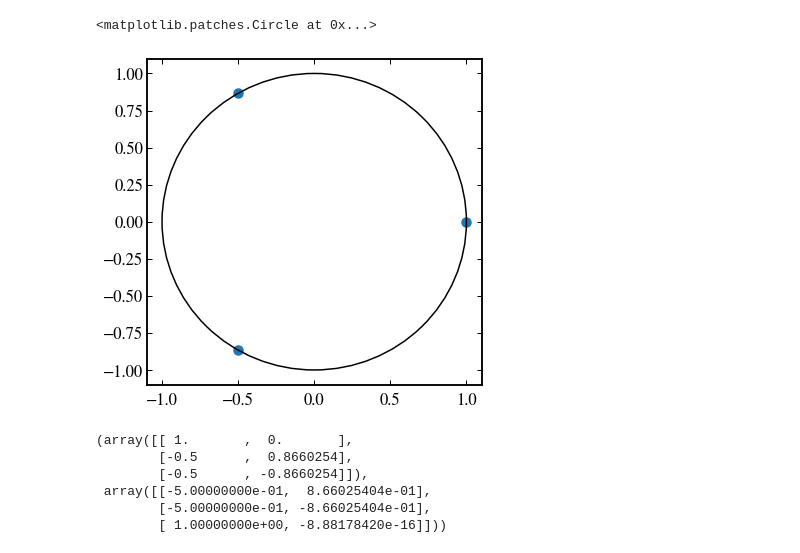
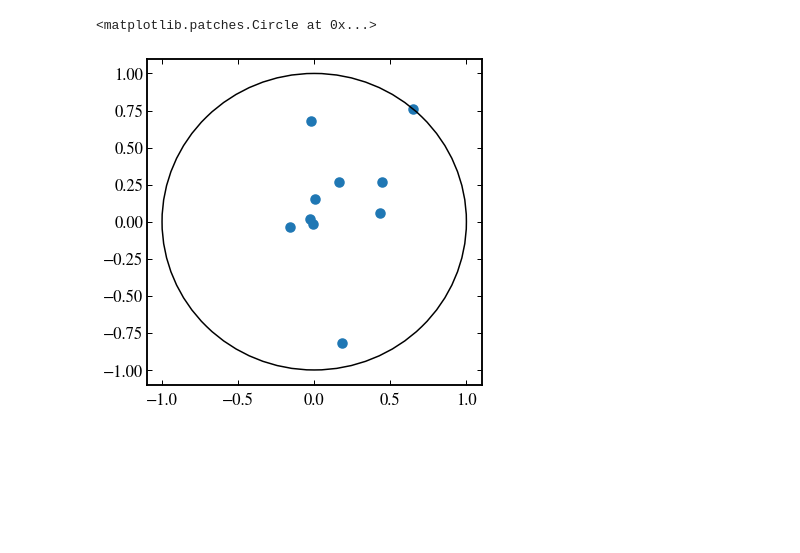
Before and after one commit to jasperw1999/SA-ChargeConfig, a Jupyter notebook: rotate_circle.ipynb, the cells around one changed output. Saved outputs shown, nothing was run; the diff lists cells and outputs as text; code cells hidden in the pictures; blank space fills up the shorter version.

```diff
--- a/rotate_circle.ipynb
+++ b/rotate_circle.ipynb
@@ -6,30 +6,19 @@ from scipy.spatial.distance import cdist
 from scipy.optimize import minimize
 # %%
 # generate particles
-n = 3
+n = 10
 r = np.random.rand(n)
 theta = np.random.rand(n) * 2 * np.pi
-r = np.array([1, 1, 1])
-theta = np.array([0, 2 / 3 * np.pi, 4 / 3 * np.pi])
 x = np.cos(theta) * r
 y = np.sin(theta) * r
 pos = np.stack((x, y), axis=1)
 
 # plot them on a circle
 pos = np.stack((x, y), axis=1)
 plt.figure(figsize=(6, 6))
 plt.scatter(pos[:, 0], pos[:, 1])
 circle = plt.Circle((0, 0), 1, fill=False)
 plt.gca().add_patch(circle)
 # %% [output]
 <matplotlib.patches.Circle at 0x...>
-[figure, old version]
+[figure, new version]
-# %%
-pos1, pos2
-# %% [output]
-(array([[ 1.       ,  0.       ],
-        [-0.5      ,  0.8660254],
-        [-0.5      , -0.8660254]]),
- array([[-5.00000000e-01,  8.66025404e-01],
-        [-5.00000000e-01, -8.66025404e-01],
-        [ 1.00000000e+00, -8.88178420e-16]]))
```
Also changed, not shown: parts of 5 cells of this notebook.
